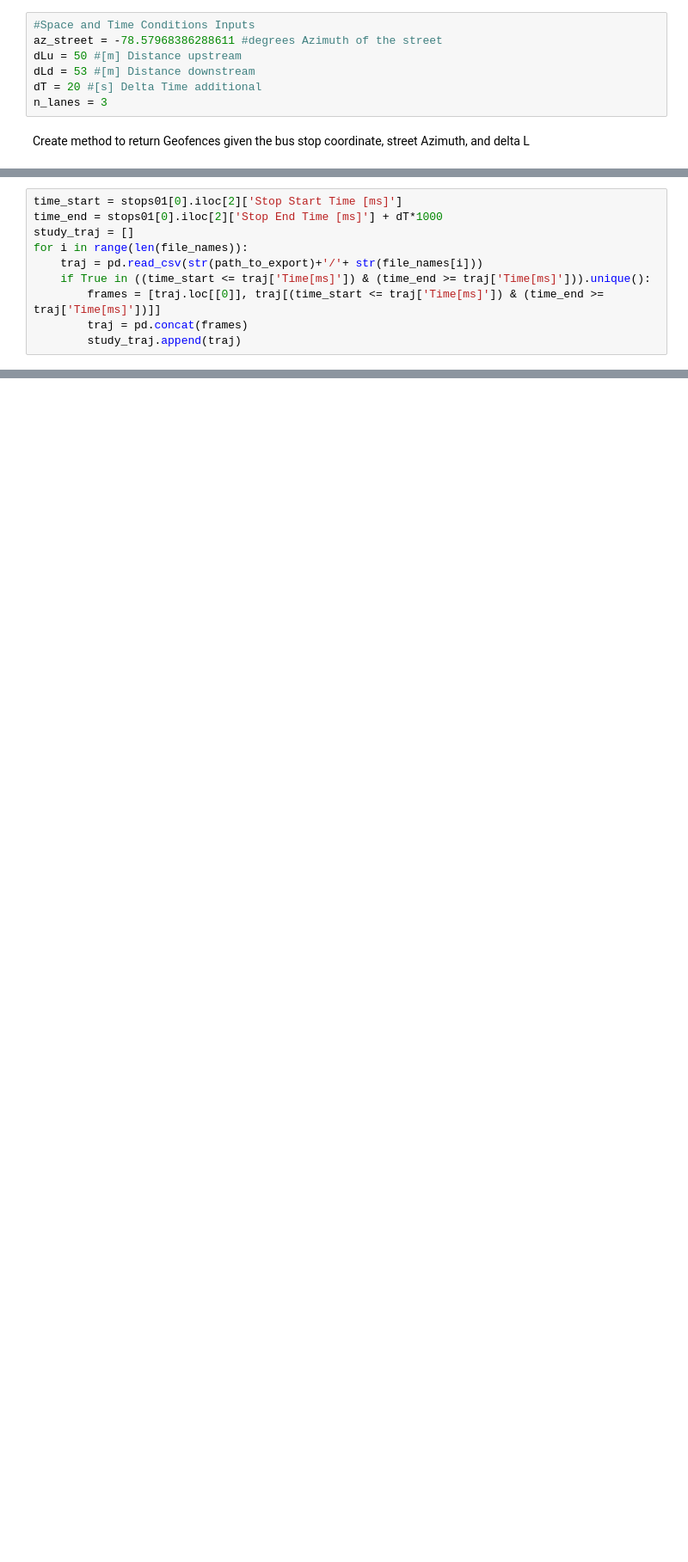
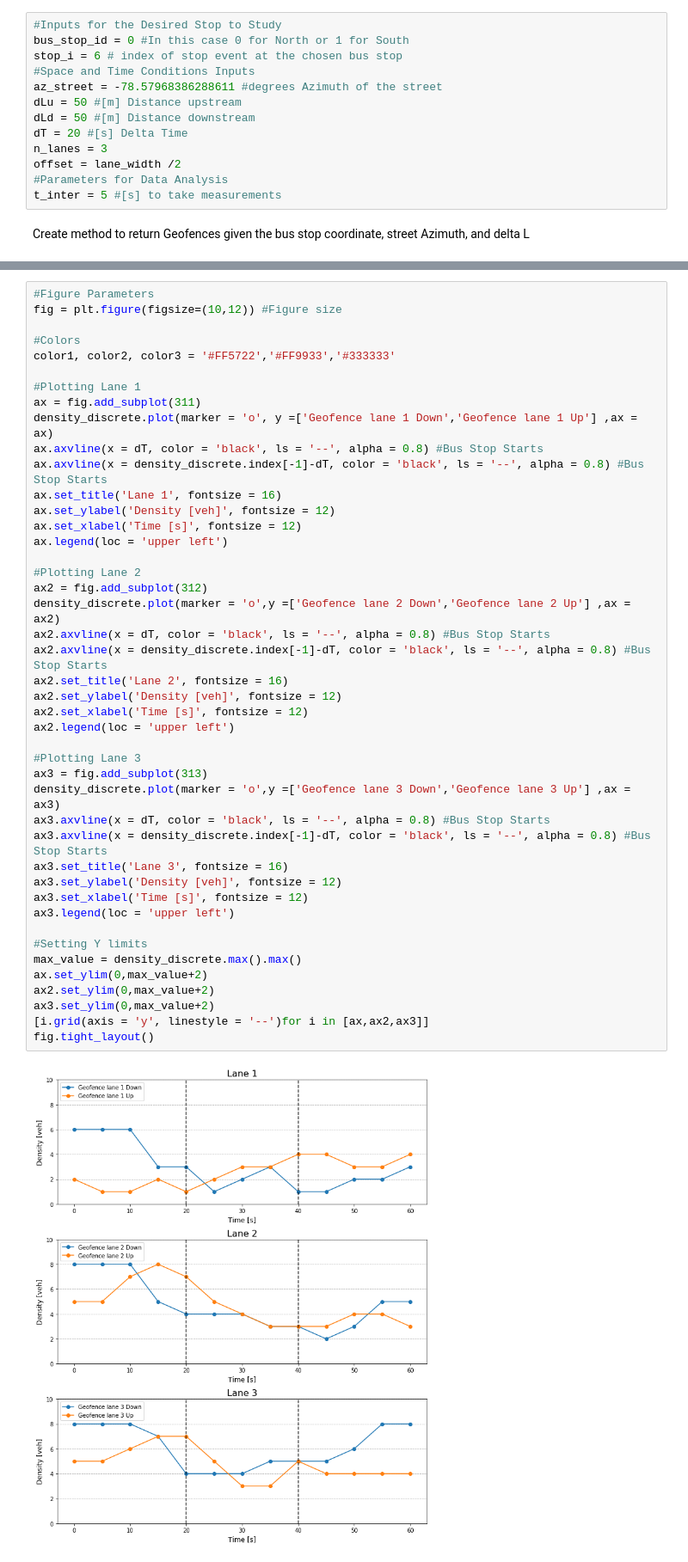
Before and after one commit to maxjara44/Project_Drones, a Jupyter notebook: Proyect Drones.ipynb, the cells around one changed output, grey strips where cells are left out. Shown at 86% size. Cells and saved outputs as stored; diff of their text form; blank space fills up the shorter version.

Commit message:
Update Proyect Drones.ipynb
Flow and Density Computed

```diff
--- a/Proyect Drones.ipynb
+++ b/Proyect Drones.ipynb
@@ -368,10 +372,16 @@ Input Parameters for Geofences
 # %%
+#Inputs for the Desired Stop to Study
+bus_stop_id = 0 #In this case 0 for North or 1 for South
+stop_i = 6 # index of stop event at the chosen bus stop
 #Space and Time Conditions Inputs
 az_street = -78.57968386288611 #degrees Azimuth of the street
 dLu = 50 #[m] Distance upstream
-dLd = 53 #[m] Distance downstream
-dT = 20 #[s] Delta Time additional
+dLd = 50 #[m] Distance downstream
+dT = 20 #[s] Delta Time
 n_lanes = 3
+offset = lane_width /2
+#Parameters for Data Analysis
+t_inter = 5 #[s] to take measurements
 # %% [markdown]
 Create method to return Geofences given the bus stop coordinate, street Azimuth, and delta L
 # %%
@@ -451,10 +459,0 @@ bus_files[7][(1 <= bus_files[7]['Time[ms]']) & (2 >= bus_files[7]['Time[ms]'])]
-# %%
-time_start = stops01[0].iloc[2]['Stop Start Time [ms]']
-time_end = stops01[0].iloc[2]['Stop End Time [ms]'] + dT*1000
-study_traj = []
-for i in range(len(file_names)):
-    traj = pd.read_csv(str(path_to_export)+'/'+ str(file_names[i]))
-    if True in ((time_start <= traj['Time[ms]']) & (time_end >= traj['Time[ms]'])).unique():
-        frames = [traj.loc[[0]], traj[(time_start <= traj['Time[ms]']) & (time_end >= traj['Time[ms]'])]]
-        traj = pd.concat(frames)
-        study_traj.append(traj)
@@ -481,0 +518,46 @@ study_traj[0]
+# %%
+#Figure Parameters
+fig = plt.figure(figsize=(10,12)) #Figure size
+
+#Colors
+color1, color2, color3 = '#FF5722','#FF9933','#333333'
+
+#Plotting Lane 1
+ax = fig.add_subplot(311)
+density_discrete.plot(marker = 'o', y =['Geofence lane 1 Down','Geofence lane 1 Up'] ,ax = ax)
+ax.axvline(x = dT, color = 'black', ls = '--', alpha = 0.8) #Bus Stop Starts
+ax.axvline(x = density_discrete.index[-1]-dT, color = 'black', ls = '--', alpha = 0.8) #Bus Stop Starts
+ax.set_title('Lane 1', fontsize = 16)
+ax.set_ylabel('Density [veh]', fontsize = 12)
+ax.set_xlabel('Time [s]', fontsize = 12)
+ax.legend(loc = 'upper left')
+
+#Plotting Lane 2
+ax2 = fig.add_subplot(312)
+density_discrete.plot(marker = 'o',y =['Geofence lane 2 Down','Geofence lane 2 Up'] ,ax = ax2)
+ax2.axvline(x = dT, color = 'black', ls = '--', alpha = 0.8) #Bus Stop Starts
+ax2.axvline(x = density_discrete.index[-1]-dT, color = 'black', ls = '--', alpha = 0.8) #Bus Stop Starts
+ax2.set_title('Lane 2', fontsize = 16)
+ax2.set_ylabel('Density [veh]', fontsize = 12)
+ax2.set_xlabel('Time [s]', fontsize = 12)
+ax2.legend(loc = 'upper left')
+
+#Plotting Lane 3
+ax3 = fig.add_subplot(313)
+density_discrete.plot(marker = 'o',y =['Geofence lane 3 Down','Geofence lane 3 Up'] ,ax = ax3)
+ax3.axvline(x = dT, color = 'black', ls = '--', alpha = 0.8) #Bus Stop Starts
+ax3.axvline(x = density_discrete.index[-1]-dT, color = 'black', ls = '--', alpha = 0.8) #Bus Stop Starts
+ax3.set_title('Lane 3', fontsize = 16)
+ax3.set_ylabel('Density [veh]', fontsize = 12)
+ax3.set_xlabel('Time [s]', fontsize = 12)
+ax3.legend(loc = 'upper left')
+
+#Setting Y limits
+max_value = density_discrete.max().max()
+ax.set_ylim(0,max_value+2)
+ax2.set_ylim(0,max_value+2)
+ax3.set_ylim(0,max_value+2)
+[i.grid(axis = 'y', linestyle = '--')for i in [ax,ax2,ax3]]
+fig.tight_layout()
+# %% [output]
+[figure, added]
```
Also changed, not shown: parts of 43 cells of this notebook.
